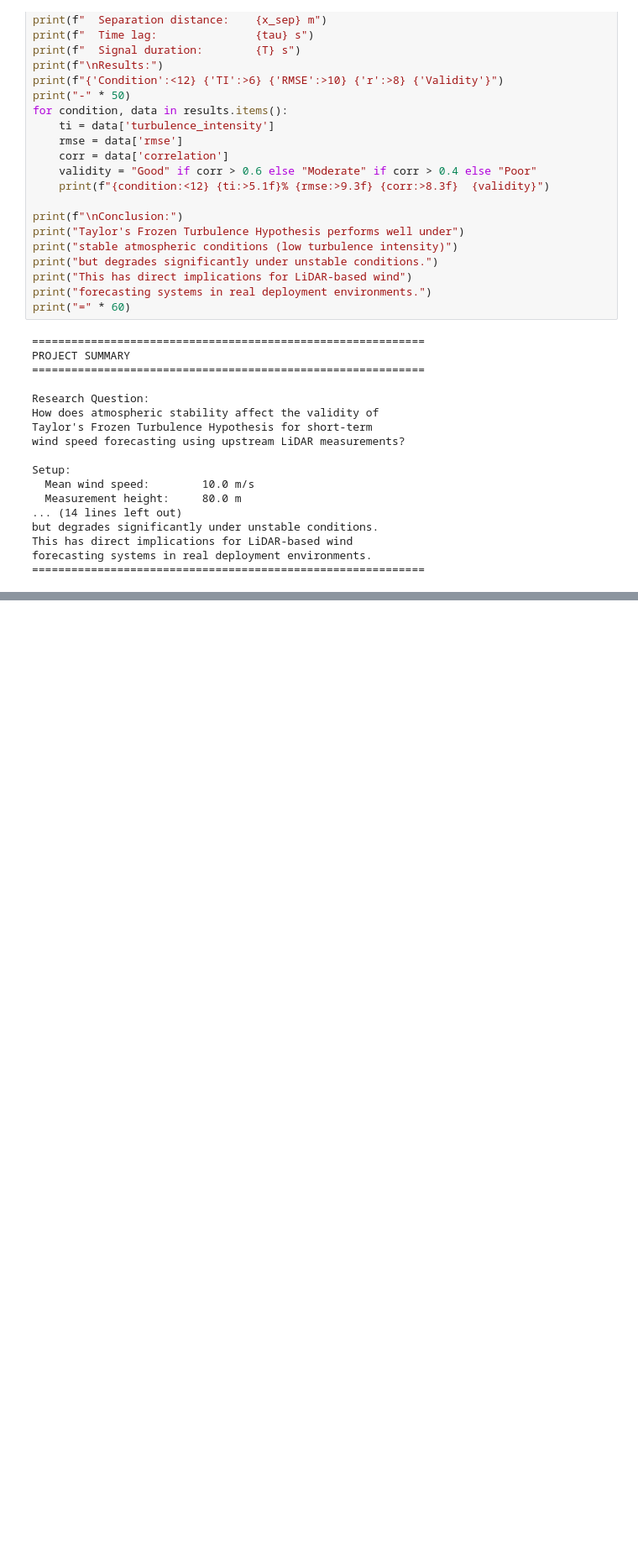
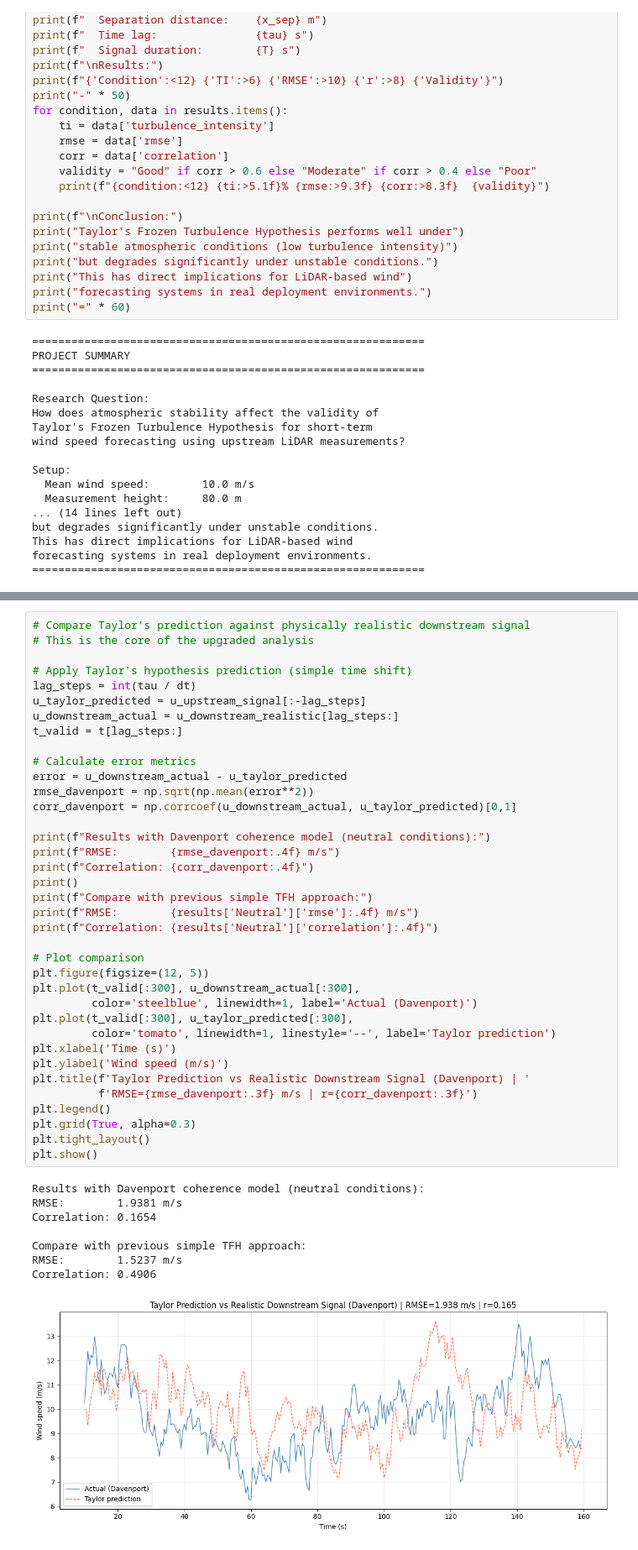
Before and after one commit to qama94/lidar-wind-forecasting, a Jupyter notebook: 01_data_exploration.ipynb, the cells around one changed output, grey strips where cells are left out. Shown at 84% size. Cells and saved outputs as stored; diff of their text form; blank space fills up the shorter version.

Commit message:
Add Davenport coherence model and parameter sweep heatmap

```diff
--- a/01_data_exploration.ipynb
+++ b/01_data_exploration.ipynb
@@ -410,0 +469,46 @@ NameError: name 'freqs' is not defined
+# %%
+# Compare Taylor's prediction against physically realistic downstream signal
+# This is the core of the upgraded analysis
+
+# Apply Taylor's hypothesis prediction (simple time shift)
+lag_steps = int(tau / dt)
+u_taylor_predicted = u_upstream_signal[:-lag_steps]
+u_downstream_actual = u_downstream_realistic[lag_steps:]
+t_valid = t[lag_steps:]
+
+# Calculate error metrics
+error = u_downstream_actual - u_taylor_predicted
+rmse_davenport = np.sqrt(np.mean(error**2))
+corr_davenport = np.corrcoef(u_downstream_actual, u_taylor_predicted)[0,1]
+
+print(f"Results with Davenport coherence model (neutral conditions):")
+print(f"RMSE:        {rmse_davenport:.4f} m/s")
+print(f"Correlation: {corr_davenport:.4f}")
+print()
+print(f"Compare with previous simple TFH approach:")
+print(f"RMSE:        {results['Neutral']['rmse']:.4f} m/s")
+print(f"Correlation: {results['Neutral']['correlation']:.4f}")
+
+# Plot comparison
+plt.figure(figsize=(12, 5))
+plt.plot(t_valid[:300], u_downstream_actual[:300],
+         color='steelblue', linewidth=1, label='Actual (Davenport)')
+plt.plot(t_valid[:300], u_taylor_predicted[:300],
+         color='tomato', linewidth=1, linestyle='--', label='Taylor prediction')
+plt.xlabel('Time (s)')
+plt.ylabel('Wind speed (m/s)')
+plt.title(f'Taylor Prediction vs Realistic Downstream Signal (Davenport) | '
+          f'RMSE={rmse_davenport:.3f} m/s | r={corr_davenport:.3f}')
+plt.legend()
+plt.grid(True, alpha=0.3)
+plt.tight_layout()
+plt.show()
+# %% [output]
+Results with Davenport coherence model (neutral conditions):
+RMSE:        1.9381 m/s
+Correlation: 0.1654
+
+Compare with previous simple TFH approach:
+RMSE:        1.5237 m/s
+Correlation: 0.4906
+[figure, added]
```
Also changed, not shown: parts of 6 cells of this notebook.
